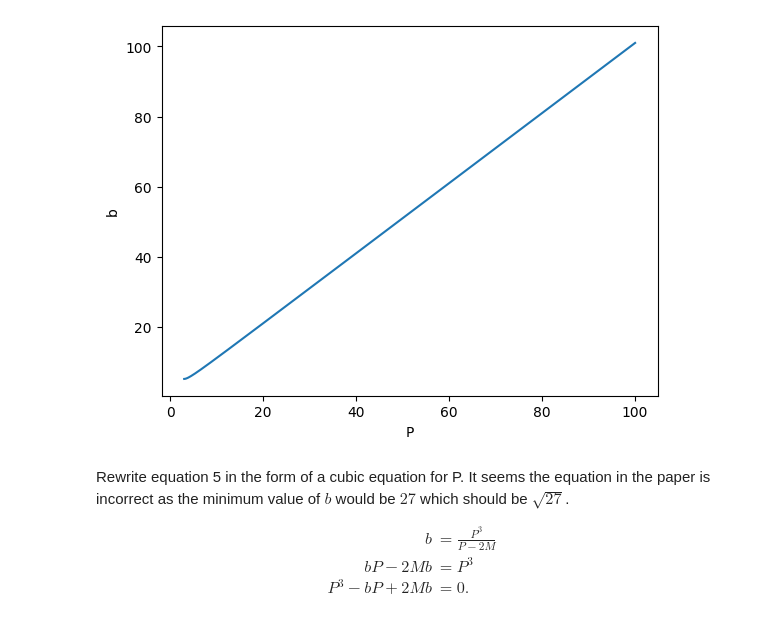
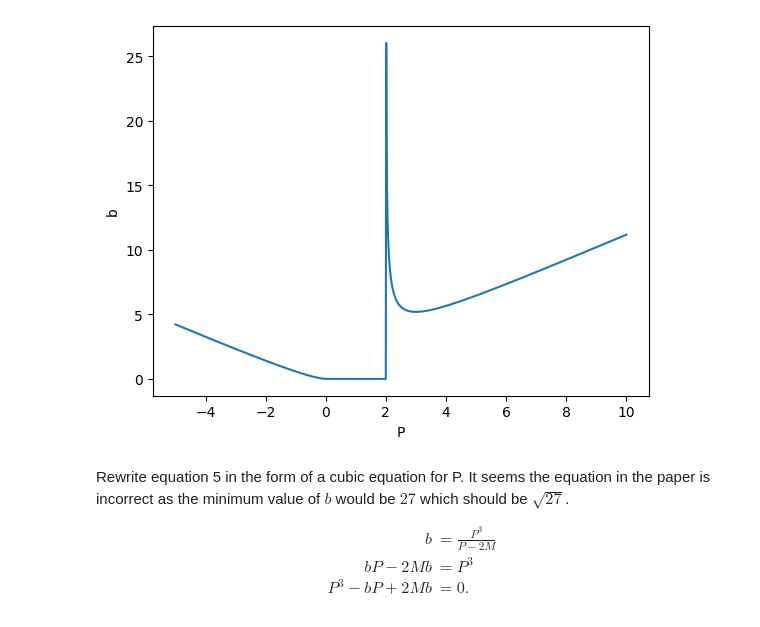
Before and after one commit to jessecrans/bh-raytracer, a Jupyter notebook: luminet-paper.ipynb, the cells around one changed output. Cells and saved outputs as stored; diff of their text form; code cells hidden in the pictures.

```diff
--- a/luminet-paper.ipynb
+++ b/luminet-paper.ipynb
@@ -52,18 +52,20 @@ def _radius(P, alpha, theta, debug=False):
 
 
 def _impact_parameter(P):
-    return np.sqrt(P**3 / (P - 2*M))
+    return np.emath.sqrt(P**3 / (P - 2*M))
 # %%
-P = np.linspace(3*M, 100*M, 1000)
+# plot the impact parameter b as a function of P
 
-plt.plot(P, _impact_parameter(P))
+P = np.linspace(-5*M, 10*M, 1000)
+
+plt.plot(P, np.real(_impact_parameter(P)))
 
 plt.xlabel("P")
 plt.ylabel("b")
 
 plt.show()
 # %% [output]
-[figure, old version]
+[figure, new version]
 # %% [markdown]
 Rewrite equation 5 in the form of a cubic equation for P.
 It seems the equation in the paper is incorrect as the minimum value of $b$ would be $27$ which should be $\sqrt{27}$.
```
Also changed, not shown: parts of 6 cells of this notebook.
